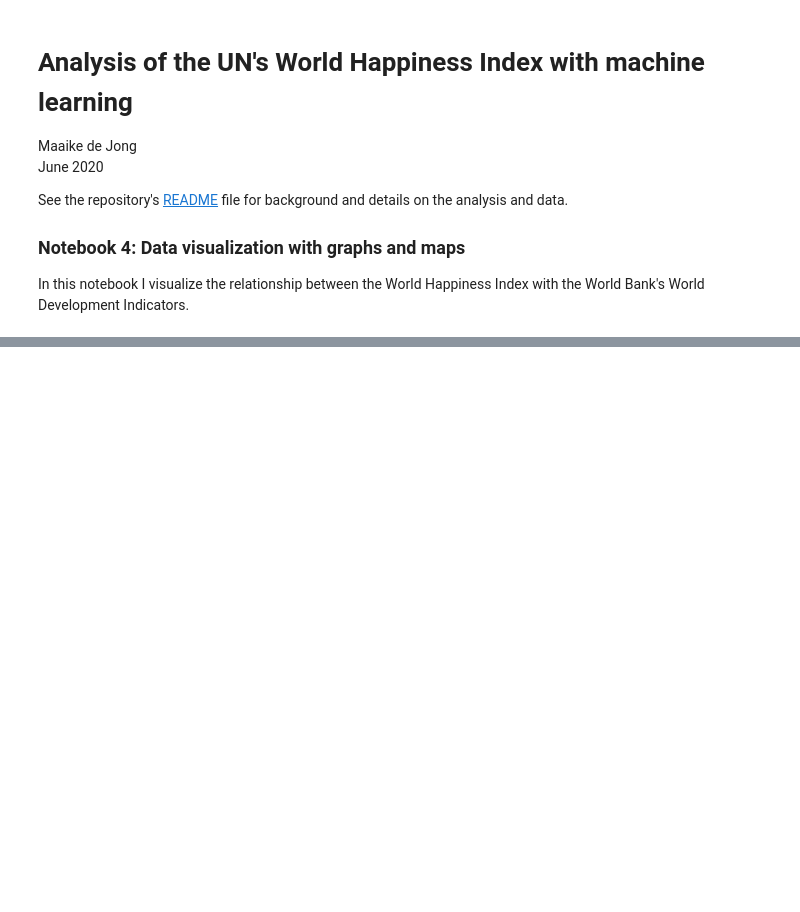
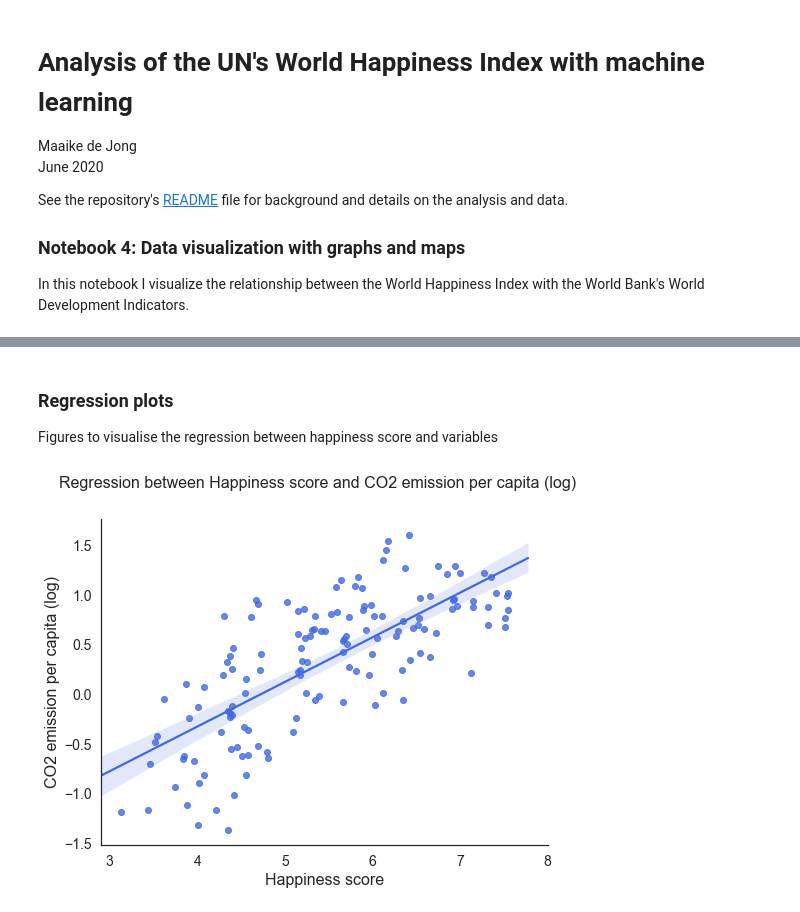
Before and after one commit to maaikedj/happiness-machine-learning, a Jupyter notebook: analysis/Happiness_notebook4_maps_graphs.ipynb, the cells around one changed output, grey strips where cells are left out. Cells and saved outputs as stored; diff of their text form; code cells hidden in the pictures; blank space fills up the shorter version.

```diff
--- a/analysis/Happiness_notebook4_maps_graphs.ipynb
+++ b/analysis/Happiness_notebook4_maps_graphs.ipynb
@@ -65 +39,5 @@ df2.head()
+# %% [markdown]
+### Regression plots
+
+Figures to visualise the regression between happiness score and variables
 # %%
@@ -89,42 +66,4 @@ sns.despine()
-# %%
-sns.set()
-sns.set_style('white')
-sns.set_color_codes('pastel')
-
-f, ax = plt.subplots(figsize=(12, 9))
-
-sns.regplot(x = 'Happiness score', y = 'Life expectancy', color = 'mediumseagreen', data = df2)
-
-ax.tick_params(axis='both', which='major', labelsize=20)
-ax.tick_params(axis='both', which='minor', labelsize=20)
-ax.set_xticks(range(3, 9, 1))
-#ax.set_yticks(range(0, 7, 1))
-
-# ax.legend(loc="lower right", frameon=True, fontsize = 20)
-
-plt.xlabel('Happiness score', fontsize=24)
-plt.ylabel('Life expectancy', fontsize=24)
-plt.suptitle('Regression between Happiness score and Life expectancy', fontsize=24)
-
-sns.despine()
-# %%
-sns.set()
-sns.set_style('white')
-sns.set_color_codes('pastel')
-
-f, ax = plt.subplots(figsize=(12, 9))
-
-sns.regplot(x = 'Happiness score', y = 'Refugees % (log)', color = 'coral', data = df2)
-
-ax.tick_params(axis='both', which='major', labelsize=20)
-ax.tick_params(axis='both', which='minor', labelsize=20)
-ax.set_xticks(range(3, 9, 1))
-#ax.set_yticks(range(0, 7, 1))
-
-# ax.legend(loc="lower right", frameon=True, fontsize = 20)
-
-plt.xlabel('Happiness score', fontsize=24)
-plt.ylabel('Refugees % (log)', fontsize=24)
-plt.suptitle('Regression between Happiness score and percentage of refugees of the population', fontsize=24)
-
-sns.despine()
+# %%
+regplot(df, 'CO2 emission per capita (log)')
+# %% [output]
+[figure, added]
```
Also changed, not shown: parts of 30 cells of this notebook.
